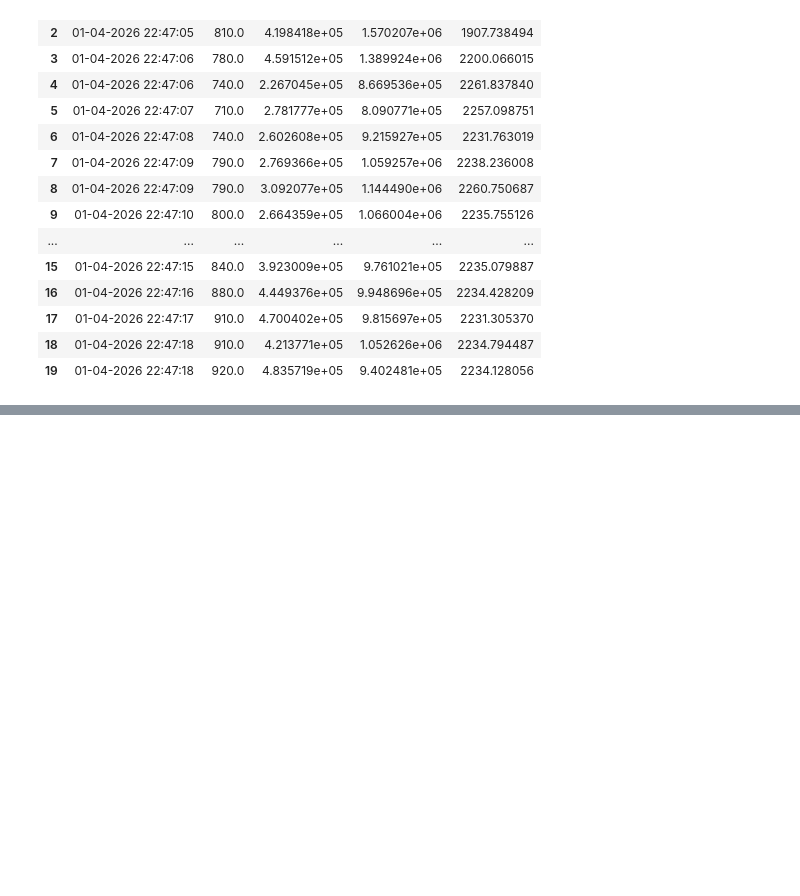
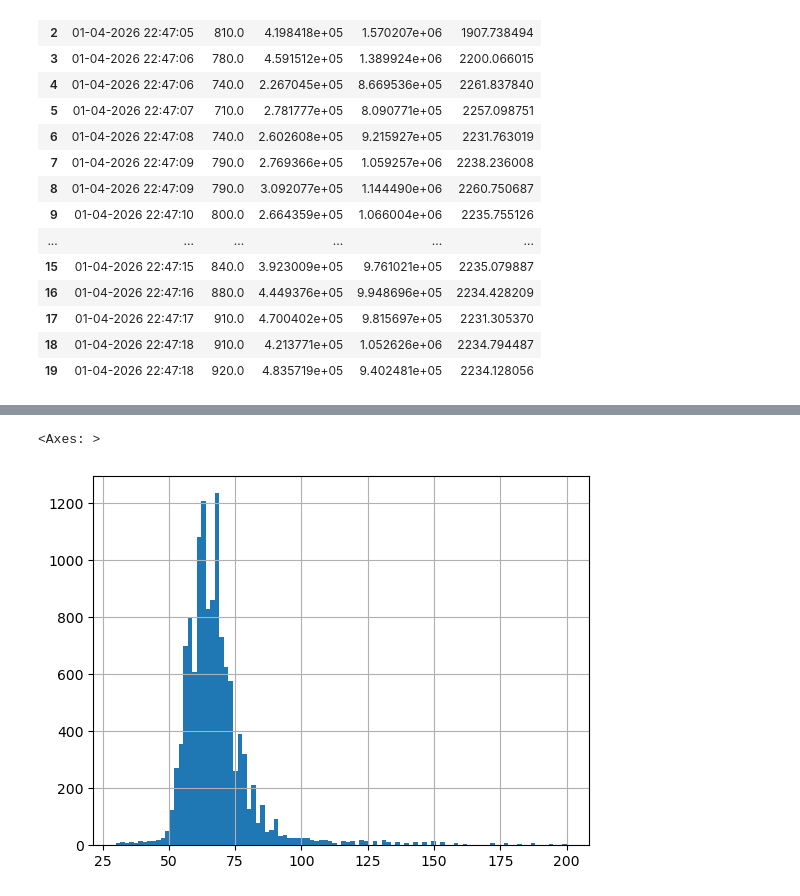
Before and after one commit to ShixinWang-proj/feature_extract_pipeline, a Jupyter notebook: llxaa.ipynb, the cells around one changed output, grey strips where cells are left out. Cells and saved outputs as stored; diff of their text form; code cells hidden in the pictures; blank space fills up the shorter version.

```diff
--- a/llxaa.ipynb
+++ b/llxaa.ipynb
@@ -162,0 +195,3 @@ fea.head(20)
+# %%
+b = pd.read_parquet("./output/all_features.parquet")
+b
@@ -162,0 +212,6 @@ fea.head(20)
+# %%
+hr = 60000. / b.rri_ms
+hr.hist(bins=100)
+# %% [output]
+<Axes: >
+[figure, added]
```
Also changed, not shown: parts of 20 cells of this notebook, 4 other files.
